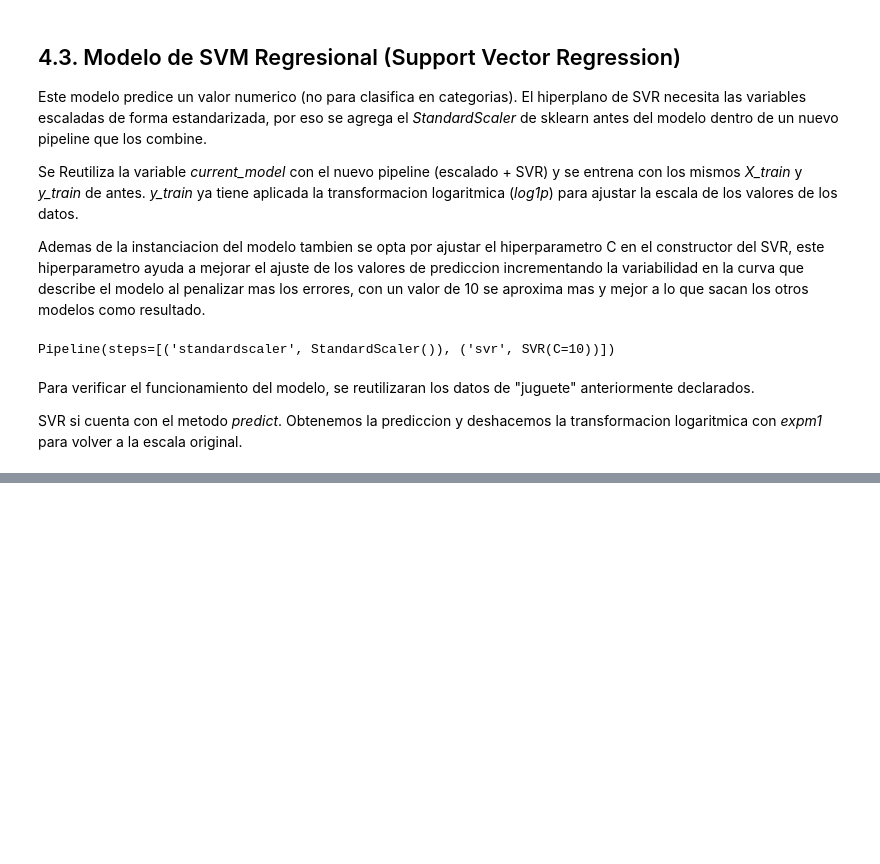
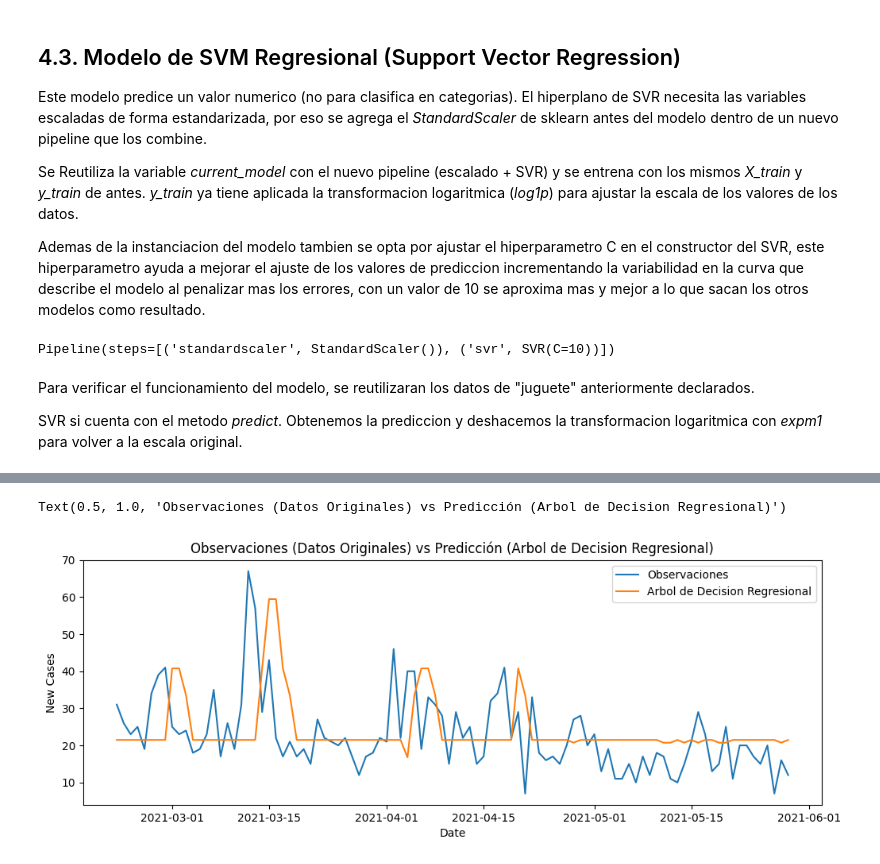
Before and after one commit to MijaelLujan/machine-learning-primer-parcial, a Jupyter notebook: notebooks/modelos-covid.ipynb, the cells around one changed output, grey strips where cells are left out. Cells and saved outputs as stored; diff of their text form; code cells hidden in the pictures; blank space fills up the shorter version.

```diff
--- a/notebooks/modelos-covid.ipynb
+++ b/notebooks/modelos-covid.ipynb
@@ -882,6 +888,6 @@ y_train = np.log1p(df_train["New Cases"])
 # %% [markdown]
  Se instancia el modelo *DecisionTreeRegressor* puro y se entrena inmediatamente con los datos procesados mediante la función *.fit()*.
 # %%
-tree_model = DecisionTreeRegressor(random_state=42)
+tree_model = DecisionTreeRegressor(max_depth = 5, min_samples_leaf = 5, random_state = 42)
 tree_model.fit(X_train, y_train)
 # %% [output]
@@ -918,0 +1091,7 @@ Prediccion de casos nuevos confirmados (SVR): [21.74487156 21.13161553 21.046645
+# %%
+log_prediction_tree = tree_model.predict(X_test)
+prediction_tree = np.expm1(log_prediction_tree)
+print("Predicción de casos nuevos confirmados con datos de Prueba (Arbol de Decisión):", "\n")
+df_tree = pd.DataFrame(df_test["Date"], columns = ["Date"])
+df_tree["Prediction"] = np.round(prediction_tree, 2)
+df_tree["Prediction"].describe()
@@ -918,0 +1110,8 @@ Prediccion de casos nuevos confirmados (SVR): [21.74487156 21.13161553 21.046645
+# %%
+fig, ax = plt.subplots(figsize = (12, 4))
+sns.lineplot(x = "Date", y = "New Cases", data = df_validation, label = "Observaciones")
+sns.lineplot(x = "Date", y = "Prediction", data = df_tree, label = "Arbol de Decision Regresional")
+ax.set_title("Observaciones (Datos Originales) vs Predicción (Arbol de Decision Regresional)")
+# %% [output]
+Text(0.5, 1.0, 'Observaciones (Datos Originales) vs Predicción (Arbol de Decision Regresional)')
+[figure, added]
```
Also changed, not shown: parts of 46 cells of this notebook.
